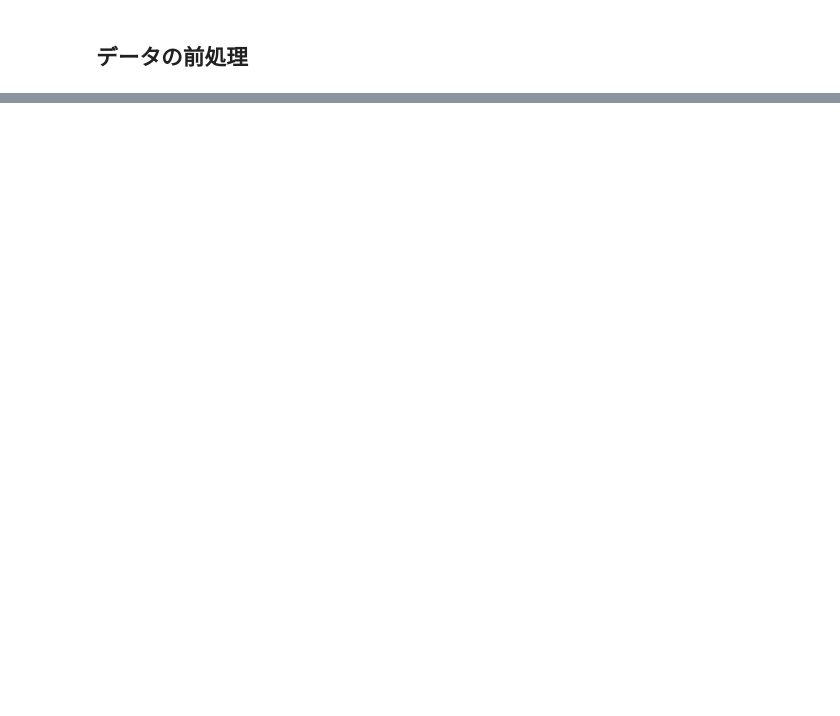
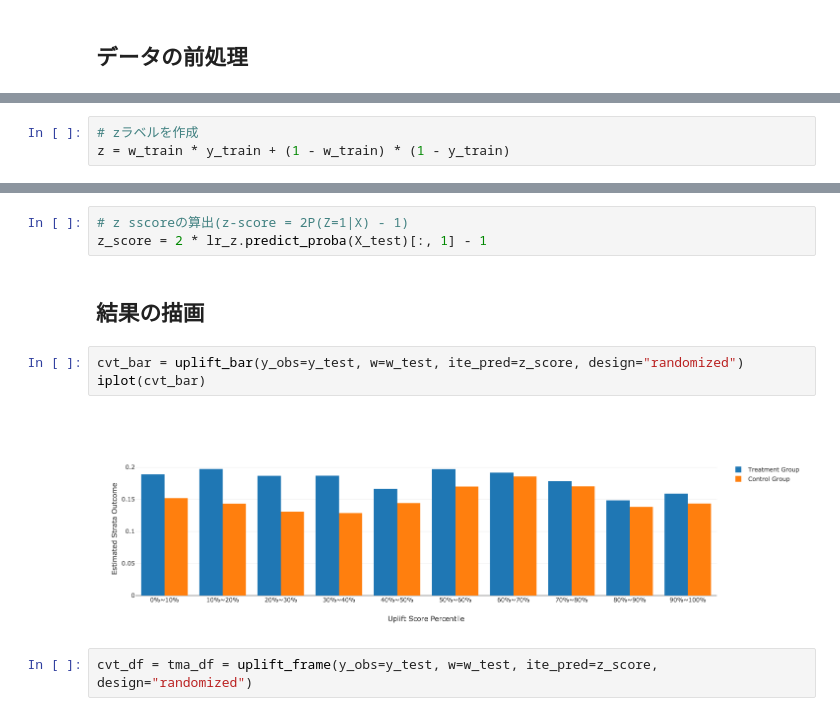
Before and after one commit to smn-ailab/ysaito-qiita, a Jupyter notebook: uplift_modeling/uplift-modeling-basic.ipynb, the cells around one changed output, grey strips where cells are left out. Saved outputs shown, nothing was run; the diff lists cells and outputs as text; blank space fills up the shorter version.

```diff
--- a/uplift_modeling/uplift-modeling-basic.ipynb
+++ b/uplift_modeling/uplift-modeling-basic.ipynb
@@ -172,0 +87,3 @@ channel_Web / 0.0045
+# %%
+# zラベルを作成
+z = w_train * y_train + (1 - w_train) * (1 - y_train)
@@ -172,0 +99,12 @@ channel_Web / 0.0045
+# %%
+# z sscoreの算出(z-score = 2P(Z=1|X) - 1)
+z_score = 2 * lr_z.predict_proba(X_test)[:, 1] - 1
+# %% [markdown]
+## 結果の描画
+# %%
+cvt_bar = uplift_bar(y_obs=y_test, w=w_test, ite_pred=z_score, design="randomized")
+iplot(cvt_bar)
+# %% [output]
+[figure, added]
+# %%
+cvt_df = tma_df = uplift_frame(y_obs=y_test, w=w_test, ite_pred=z_score, design="randomized")
```
Also changed, not shown: parts of 48 cells of this notebook.
